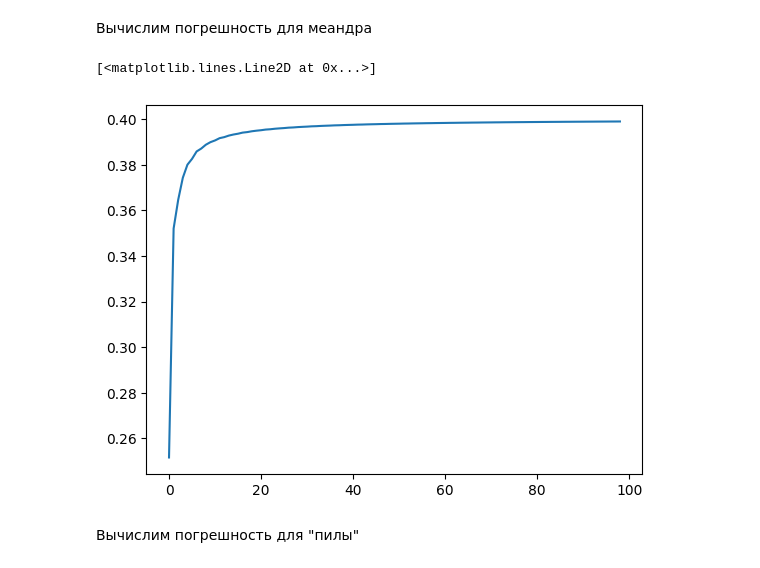
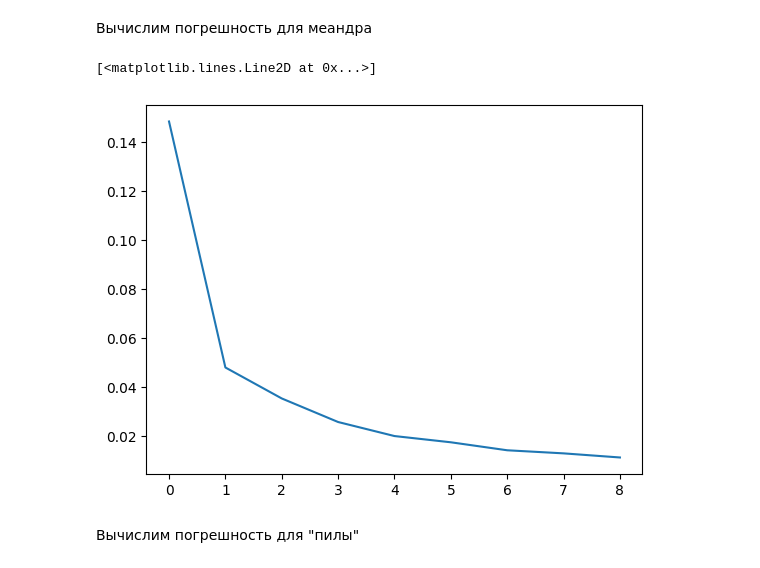
Before and after one commit to annashell/linear_models, a Jupyter notebook: meander_complex_fourier.ipynb, the cells around one changed output. Saved outputs shown, nothing was run; the diff lists cells and outputs as text; code cells hidden in the pictures.

```diff
--- a/meander_complex_fourier.ipynb
+++ b/meander_complex_fourier.ipynb
@@ -56,13 +56,16 @@ plt.plot(C_k)
 Вычислим погрешность для меандра
 # %%
 def get_err_meander(n):
-    return sum(np.real(get_C_k_meander(k, w, T))**2 for k in np.arange(-n, n))
+    # норма для функции меандра равна 1
+    left_sum = sum(get_C_k_meander(k, w, T) ** 2 for k in np.arange(-1000, -n))
+    right_sum = sum(get_C_k_meander(k, w, T) ** 2 for k in np.arange(n, 1000))
+    return left_sum + right_sum
 
-err_graph = [get_err_meander(n) for n in range(1, 100)]
+err_graph = [get_err_meander(n) for n in range(1, 10)]
 plt.plot(err_graph)
 # %% [output]
 [<matplotlib.lines.Line2D at 0x...>]
-[figure, old version]
+[figure, new version]
 # %% [markdown]
 Вычислим погрешность для "пилы"
 # %%
```
